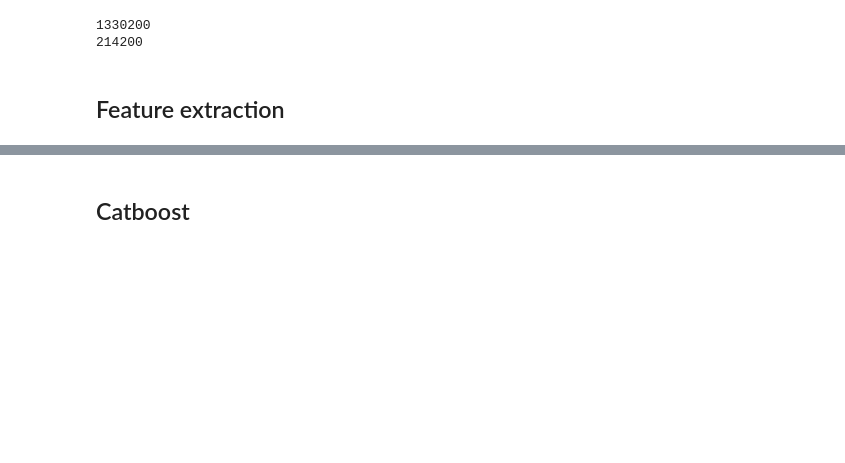
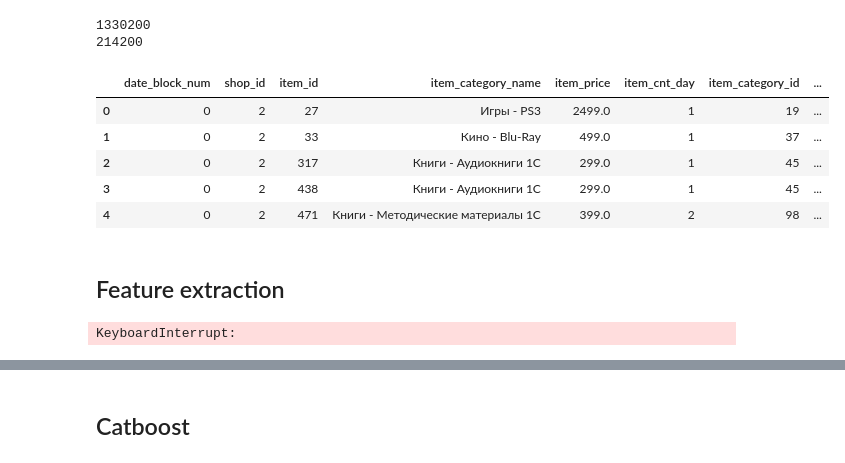
Before and after one commit to lopharb/ds_practice, a Jupyter notebook: notebooks/baseline.ipynb, the cells around one changed output, grey strips where cells are left out. Cells and saved outputs as stored; diff of their text form; code cells hidden in the pictures; blank space fills up the shorter version.

```diff
--- a/notebooks/baseline.ipynb
+++ b/notebooks/baseline.ipynb
@@ -133,3 +145,12 @@ grouped_test = test.groupby(agg_cols[:-1], as_index=False).sum()
+# %%
+grouped.head()
+# %% [output]
+|  | date_block_num | shop_id | item_id | item_category_name | item_price | item_cnt_day | item_category_id | ... |
+| 0 | 0 | 2 | 27 | Игры - PS3 | 2499.0 | 1 | 19 | ... |
+| 1 | 0 | 2 | 33 | Кино - Blu-Ray | 499.0 | 1 | 37 | ... |
+| 2 | 0 | 2 | 317 | Книги - Аудиокниги 1С | 299.0 | 1 | 45 | ... |
+| 3 | 0 | 2 | 438 | Книги - Аудиокниги 1С | 299.0 | 1 | 45 | ... |
+| 4 | 0 | 2 | 471 | Книги - Методические материалы 1С | 399.0 | 2 | 98 | ... |
 # %% [markdown]
 ## Feature extraction
 # %%
@@ -147,21 +168,8 @@ def extract_features(data: pd.DataFrame,
         _data[t] = _data[f].apply(u)
     return _data
 # %%
-new_features = [
-    'month_sin',
-    'month_cos',
-    'item_cat',
-    'general_cat'
-]
-sources = [
-    'date_block_num',
-    'date_block_num',
-    'item_id',
-    'item_id'
-]
-
 lookup = {}
-
+shop_types = ['ТЦ', 'ТРК', 'ТРЦ', 'ЧС', 'МТРЦ', 'ТК', 'Выездная']
 
 def month_wrapper(func: callable):
     def ex_month(x):
@@ -172,8 +180,8 @@ def month_wrapper(func: callable):
 
 def fetch_cat(id):
     if id not in lookup:
-        lookup[id] = item_cats[item_cats['item_id'] == id]\
-            ['item_category_name'].unique()[0]
+        lookup[id] = item_cats[item_cats['item_id'] == id]['item_category_name'].unique()[
+            0]
     return lookup[id]
 
 
@@ -182,13 +190,49 @@ def gen_cat(id):
     return 'Игры' if cat.startswith('Игры') \
         else re.split(r'\s*-\s*', cat)[0]
 
+def get_shop_type(shop_name):
+    for st in shop_types:
+        if st in shop_name:
+            return st
+    return 'Other'
 
+
+def first_month_for_item_id(item_id):
+    # Group by item_id and find the minimum month within each group
+    first_month = grouped.groupby('item_id')['date_block_num'].min().get(item_id)
+    return first_month
+
+
+new_features = [
+    'month_sin',
+    'month_cos',
+    'item_cat',
+    'general_cat',
+    'city',
+    'shop_type',
+    'since_start'
+]
+sources = [
+    'date_block_num',
+    'date_block_num',
+    'item_id',
+    'item_id',
+    'shop_name',
+    'shop_name',
+    'item_id'
+]
 extractors = [
     month_wrapper(sin),
     month_wrapper(cos),
     fetch_cat,
-    gen_cat
+    gen_cat,
+    lambda x: x.split()[0],
+    get_shop_type,
+    first_month_for_item_id
 ]
 
 grouped = extract_features(grouped, sources, new_features, extractors)
-grouped_test = extract_features(grouped_test, sources, new_features, extractors)
+grouped_test = extract_features(
+    grouped_test, sources, new_features, extractors)
+# %% [output]
+KeyboardInterrupt:
```
Also changed, not shown: parts of 14 cells of this notebook.
